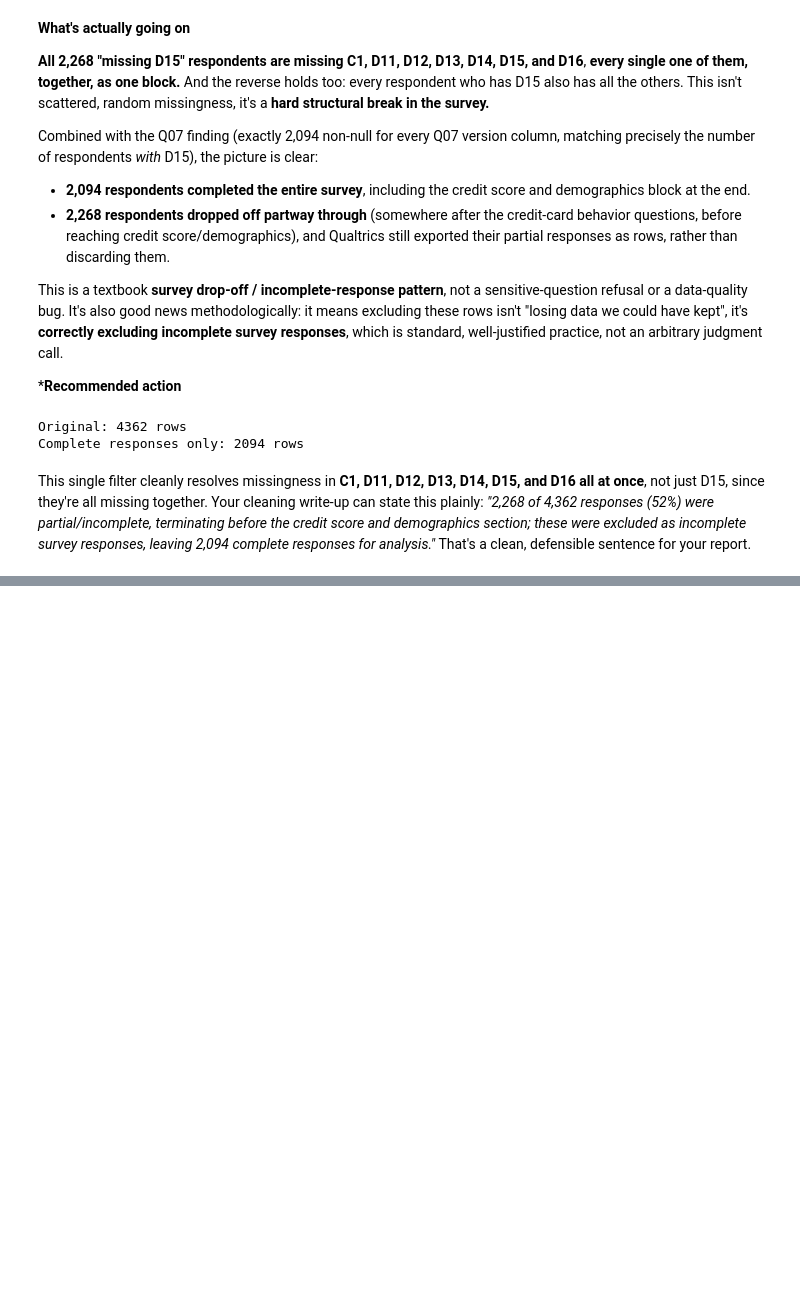
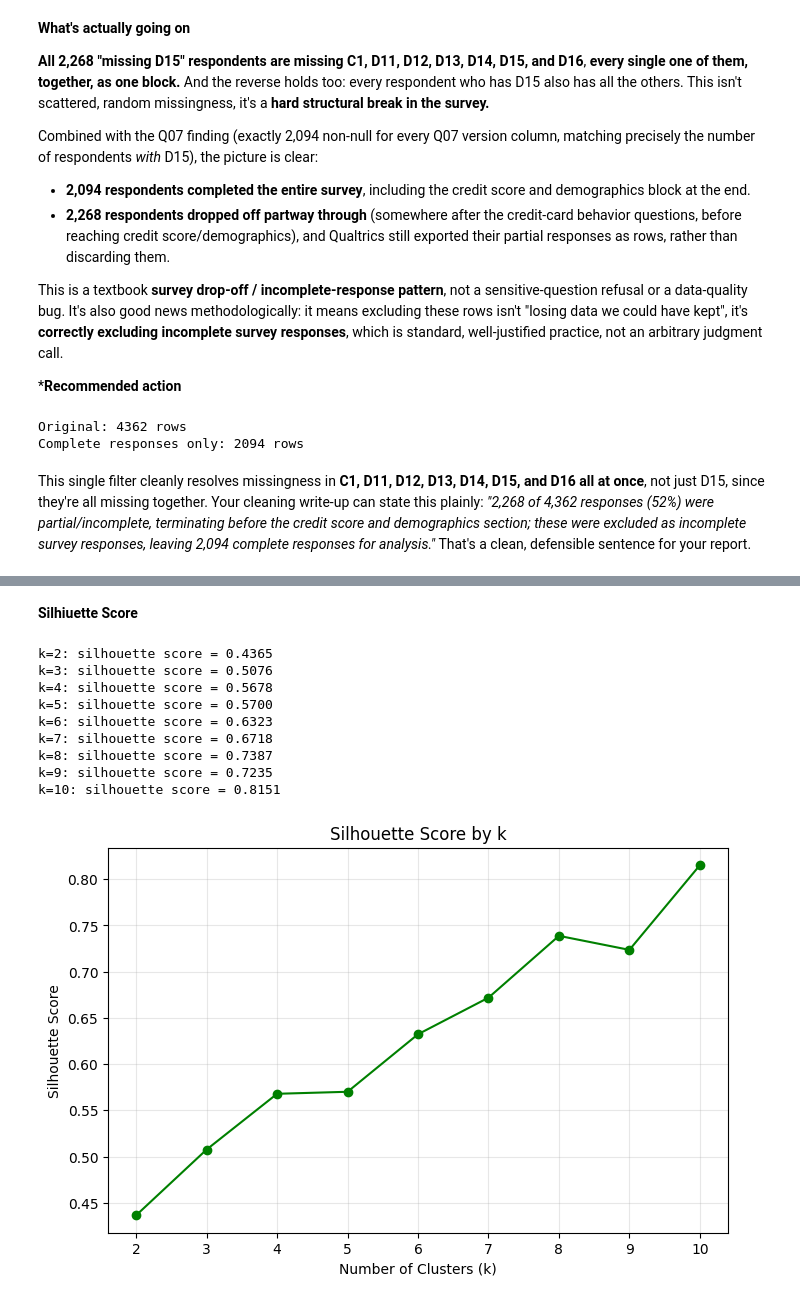
Before and after one commit to JoseAlberto88/Marketing-Analytics-Problem-Assignment, a Jupyter notebook: Assingment_part_1.ipynb, the cells around one changed output, grey strips where cells are left out. Drawn from its saved outputs; the diff is of its cells as text; code cells hidden in the pictures; blank space fills up the shorter version.

```diff
--- a/Assingment_part_1.ipynb
+++ b/Assingment_part_1.ipynb
@@ -226,0 +229,12 @@ This single filter cleanly resolves missingness in **C1, D11, D12, D13, D14, D15
+# %%
+digital_cols = ['Q01_8', 'Q01_9', 'Q01_10', 'Q01_11', 'Q01_12', 'Q01_13', 'Q01_14']
+
+# Each column is either "0" (not selected) or the option's text label (selected)
+# Binarize: anything other than "0" (and not null) counts as selected
+digital_binary = df_complete[digital_cols].apply(lambda col: (col != '0') & col.notna())
+
+# Sum across the 7 columns = digital adoption score, ranging 0-7
+df_complete['digital_adoption_score'] = digital_binary.sum(axis=1)
+
+print(df_complete['digital_adoption_score'].value_counts().sort_index())
+print(f"\nMean: {df_complete['digital_adoption_score'].mean():.2f}")
@@ -226,0 +344,34 @@ This single filter cleanly resolves missingness in **C1, D11, D12, D13, D14, D15
+# %% [markdown]
+**Silhiuette Score**
+# %%
+from sklearn.metrics import silhouette_score
+
+silhouette_scores = []
+k_range_sil = range(2, 11)  # silhouette needs at least 2 clusters
+
+for k in k_range_sil:
+    km = KMeans(n_clusters=k, random_state=42, n_init=10)
+    labels = km.fit_predict(X_scaled)
+    score = silhouette_score(X_scaled, labels)
+    silhouette_scores.append(score)
+    print(f"k={k}: silhouette score = {score:.4f}")
+
+plt.figure(figsize=(8, 5))
+plt.plot(k_range_sil, silhouette_scores, marker='o', color='green')
+plt.xlabel('Number of Clusters (k)')
+plt.ylabel('Silhouette Score')
+plt.title('Silhouette Score by k')
+plt.xticks(k_range_sil)
+plt.grid(alpha=0.3)
+plt.show()
+# %% [output]
+k=2: silhouette score = 0.4365
+k=3: silhouette score = 0.5076
+k=4: silhouette score = 0.5678
+k=5: silhouette score = 0.5700
+k=6: silhouette score = 0.6323
+k=7: silhouette score = 0.6718
+k=8: silhouette score = 0.7387
+k=9: silhouette score = 0.7235
+k=10: silhouette score = 0.8151
+[figure, added]
```
Also changed, not shown: parts of 18 cells of this notebook.
